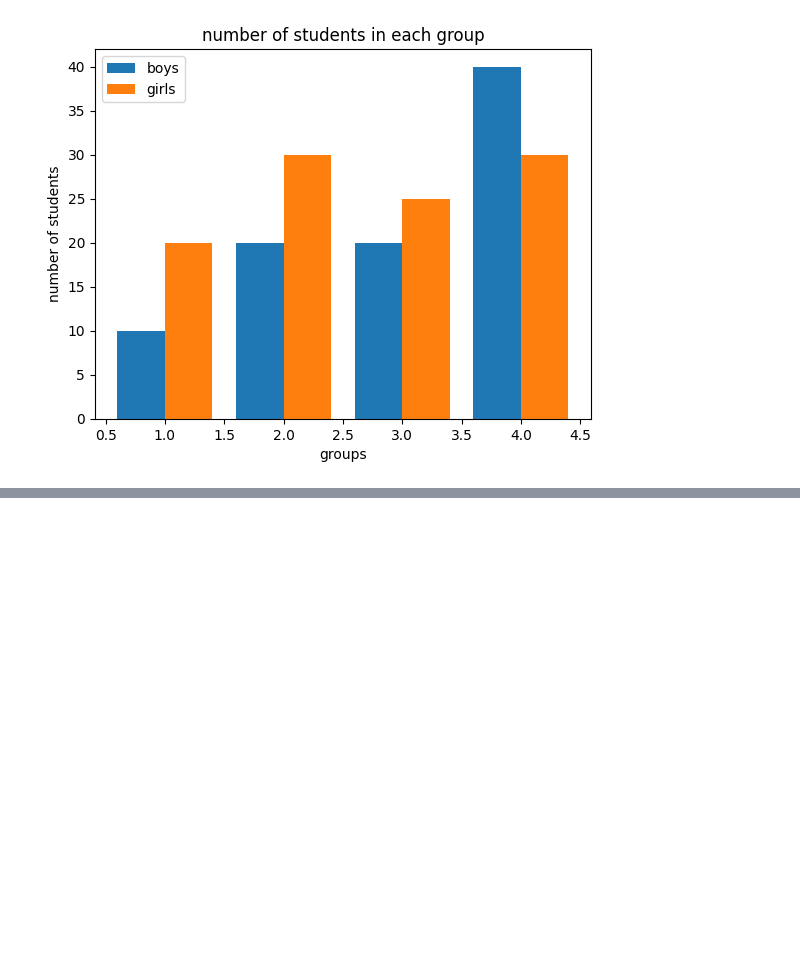
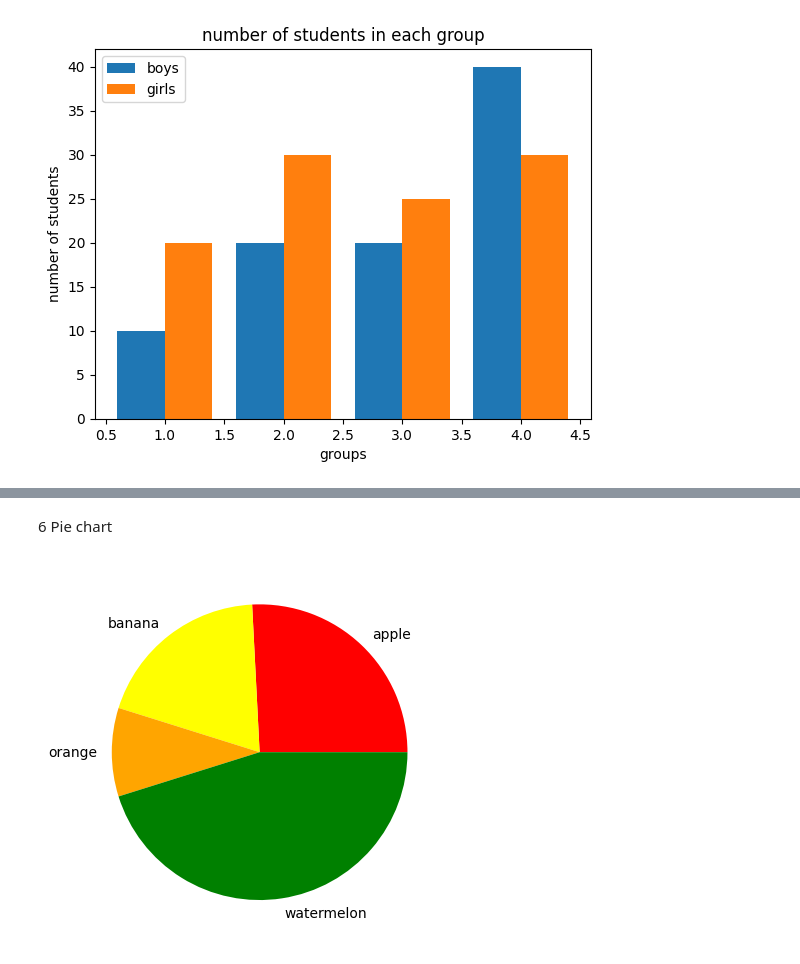
Before and after one commit to Vanshu2374/data-science-45-days, a Jupyter notebook: grass2.ipynb, the cells around one changed output, grey strips where cells are left out. Saved outputs shown, nothing was run; the diff lists cells and outputs as text; code cells hidden in the pictures; blank space fills up the shorter version.

```diff
--- a/grass2.ipynb
+++ b/grass2.ipynb
@@ -120,0 +151,10 @@ plt.show()
+# %% [markdown]
+6 Pie chart
+# %%
+import matplotlib.pyplot as plt
+fruits = ['apple','banana','orange','watermelon']
+count = [40,30,15,70]
+plt.pie(count,labels=fruits,colors=['red','yellow','orange','green'])
+plt.show()
+# %% [output]
+[figure, added]
```
Also changed, not shown: parts of 6 cells of this notebook.
